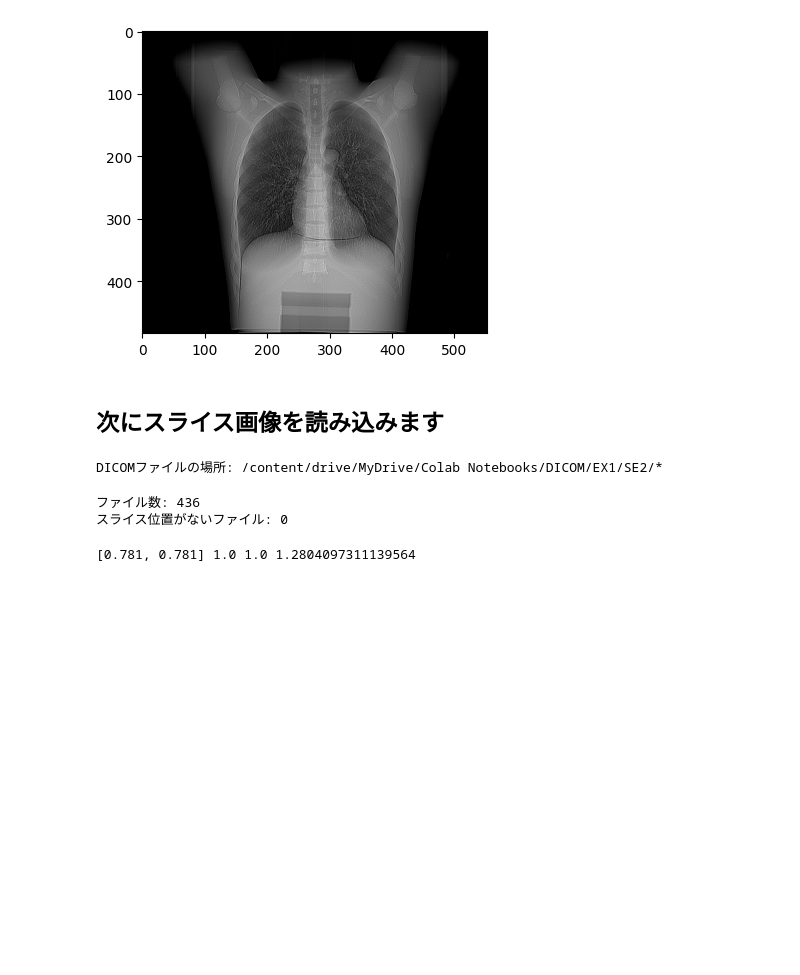
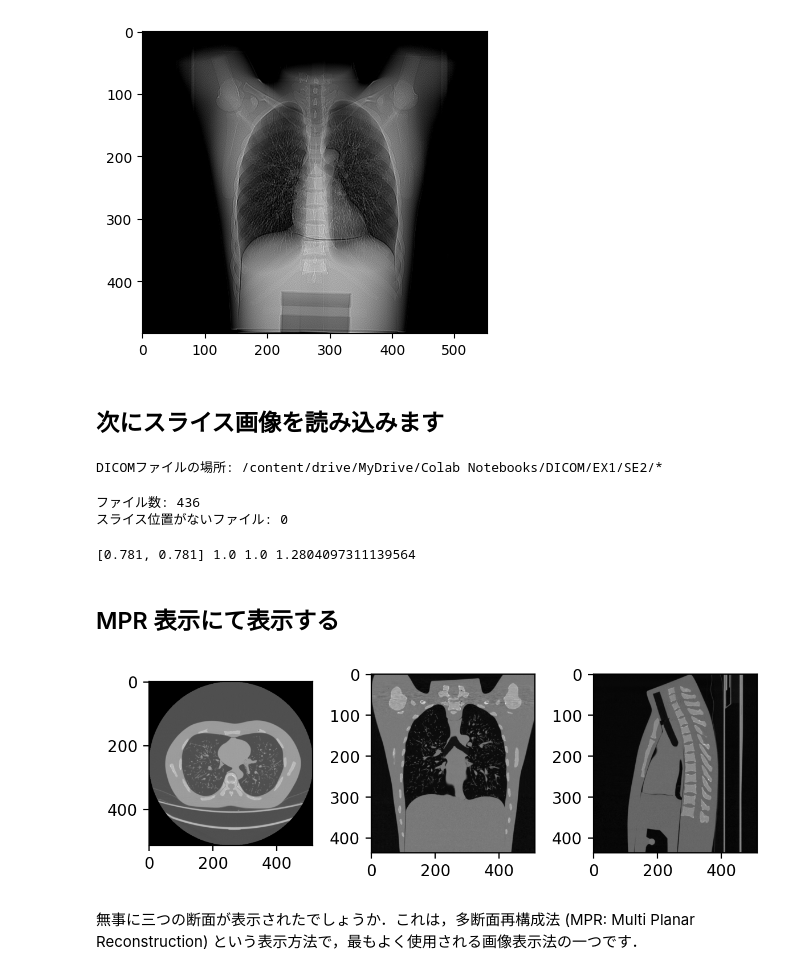
Before and after one commit to ryskks/usedicom, a Jupyter notebook: multi.ipynb, the cells around one changed output. Cells and saved outputs as stored; diff of their text form; code cells hidden in the pictures; blank space fills up the shorter version.

```diff
--- a/multi.ipynb
+++ b/multi.ipynb
@@ -82,8 +80,8 @@ for fname in glob.glob("/content/drive/MyDrive/Colab Notebooks/DICOM/EX1/SE2/*",
 # %% [output]
 DICOMファイルの場所: /content/drive/MyDrive/Colab Notebooks/DICOM/EX1/SE2/*
 # %%
-# slicesというリストを作成
-# ファイルに，slicelocationという属性があれば追加していく
+# slices というリストを作成
+# DICOMファイルに slicelocation という属性があれば追加していく
 slices = []
 skipcount = 0
 for f in files:
@@ -91,12 +89,14 @@ for f in files:
         slices.append(f)
     else:
         skipcount = skipcount + 1
+
 print("ファイル数: {}".format(len(slices)))
 print("スライス位置がないファイル: {}".format(skipcount))
 
 # スライスの順番をそろえる
-# .SliceLocationで場所情報を取得
-slices = sorted(slices, key=lambda s: s.SliceLocation)
+# SliceLocation で場所情報を取得
+# Feet First で撮影しているの逆順にソート
+slices = sorted(slices, key=lambda s: s.SliceLocation, reverse=True)
 # %% [output]
 ファイル数: 436
 スライス位置がないファイル: 0
@@ -116,3 +111,44 @@ cor_aspect = ss/ps[1]
 print(ps, ss, ax_aspect, cor_aspect)
 # %% [output]
 [0.781, 0.781] 1.0 1.0 1.2804097311139564
+# %%
+# 空の3Dのnumpy arrayを作成する
+img_shape = list(slices[0].pixel_array.shape)
+img_shape.insert(0,len(slices))
+# 空のarrayを作る
+img3d = np.zeros(img_shape)
+
+# 3Dのnumpy arrayを作る
+for i, s in enumerate(slices):
+    img2d = s.pixel_array
+    img3d[i,:, :] = img2d
+# %% [markdown]
+## MPR 表示にて表示する
+# %%
+# プロットする
+middle0 = img_shape[0]//2  #3d array の(z軸)頭尾軸中央
+middle1 = img_shape[1]//2  #3d array の(y軸)上下軸中央
+middle2 = img_shape[2]//2  #3d array の(x軸)左右軸中央
+
+# 表示サイズを大きくしています
+fig = plt.figure(dpi=200)
+
+
+a1 = plt.subplot(1, 3, 1)
+plt.imshow(img3d[middle0,:, :], cmap='gray')
+a1.set_aspect(ax_aspect)
+
+a2 = plt.subplot(1, 3, 2)
+plt.imshow(img3d[:, middle1, :], cmap='gray')
+a2.set_aspect(cor_aspect)
+
+a3 = plt.subplot(1, 3, 3)
+plt.imshow(img3d[:, :, middle2], cmap='gray')
+a3.set_aspect(sag_aspect)
+
+plt.tight_layout()
+plt.show()
+# %% [output]
+[figure, added]
+# %% [markdown]
+無事に三つの断面が表示されたでしょうか．これは，多断面再構成法 (MPR: Multi Planar Reconstruction) という表示方法で，最もよく使用される画像表示法の一つです．
```
Also changed, not shown: parts of 3 cells of this notebook.
